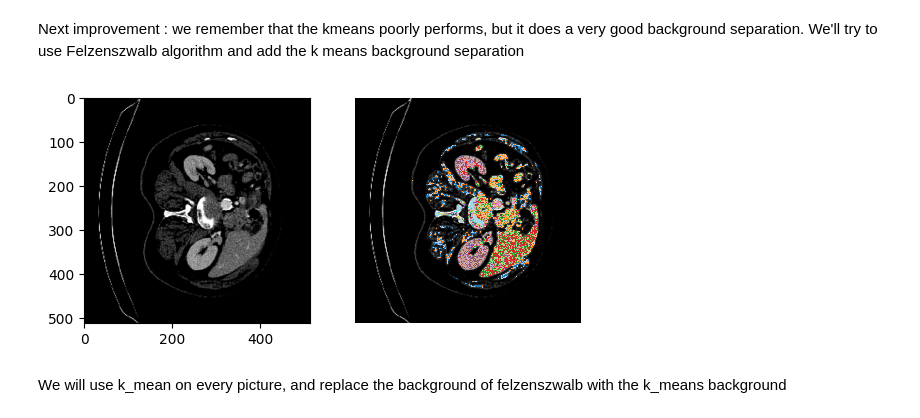
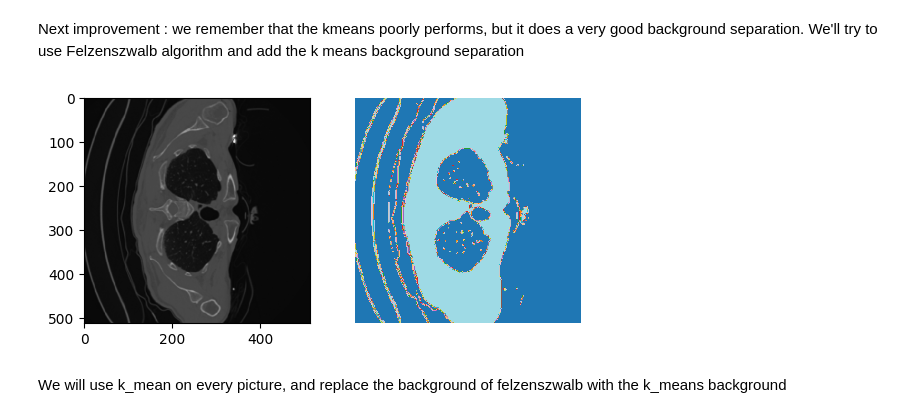
Before and after one commit to arigqt/challenge_ens, a Jupyter notebook: Code/felzenszwalb.ipynb, the cells around one changed output. Cells and saved outputs as stored; diff of their text form; code cells hidden in the pictures.

```diff
--- a/Code/felzenszwalb.ipynb
+++ b/Code/felzenszwalb.ipynb
@@ -189,10 +175,10 @@ def k_means(data, k):
 
     return np.round(predictions)
 # %%
-labels_vals_predicted_km = k_means(X_train[0:2], 6)
-plot_slice_seg(X_train[0], labels_vals_predicted_km[0])
+labels_vals_predicted_km = k_means(X_train[120:122], 2)
+plot_slice_seg(X_train[121], labels_vals_predicted_km[1])
 # %% [output]
-[figure, old version]
+[figure, new version]
 # %% [markdown]
 We will use k_mean on every picture, and replace the background of felzenszwalb with the k_means background
 # %%
```
Also changed, not shown: parts of 29 cells of this notebook, 4 other files.
